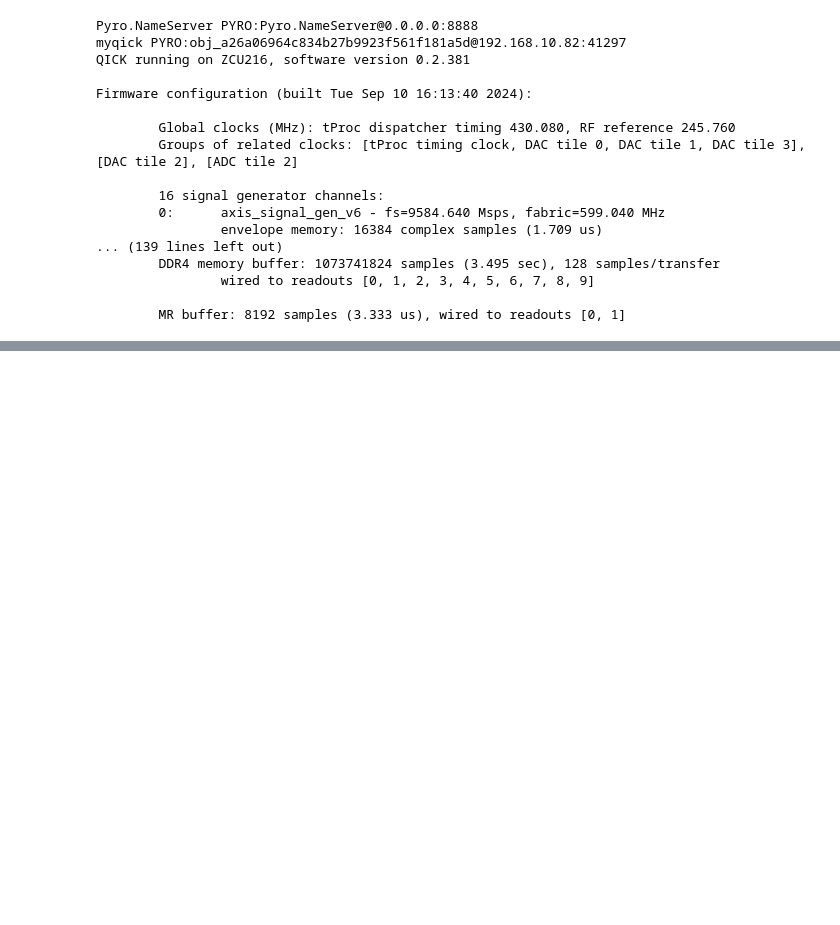
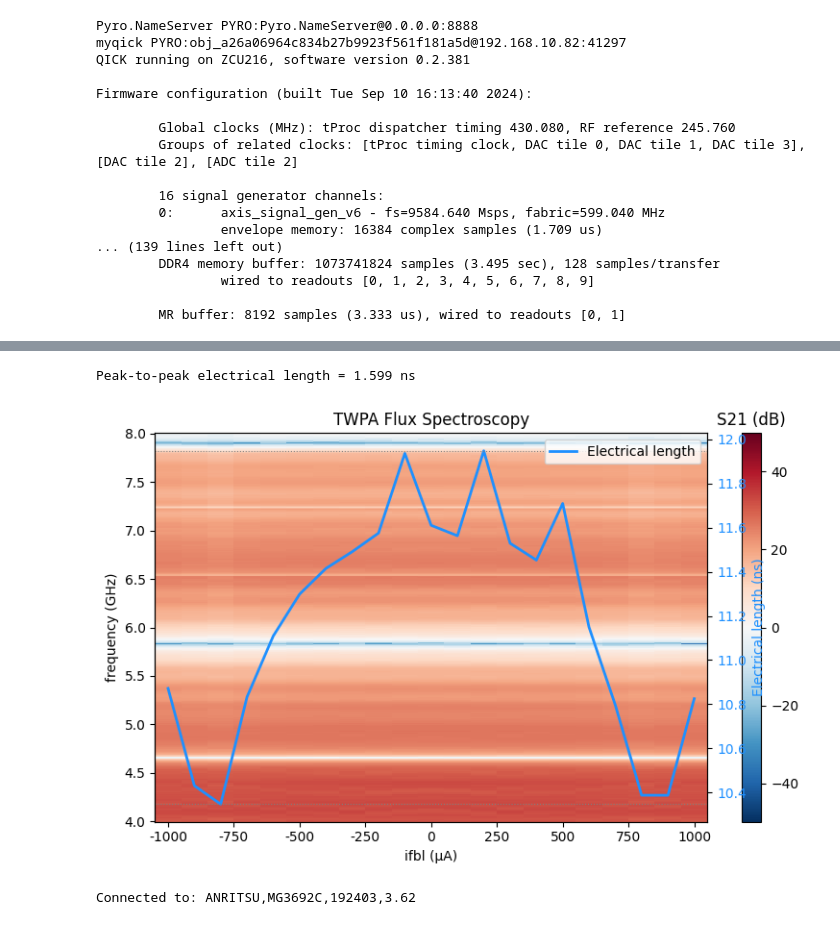
Before and after one commit to JayChien04717/SQC_soc, a Jupyter notebook: twpa.ipynb, the cells around one changed output, grey strips where cells are left out. Saved outputs shown, nothing was run; the diff lists cells and outputs as text; code cells hidden in the pictures; blank space fills up the shorter version.

```diff
--- a/twpa.ipynb
+++ b/twpa.ipynb
@@ -134,0 +149,13 @@ Experiment interrupted at 2 averages. Fit is based on partial data.
+# %%
+fig = twpa.plot()
+# %% [output]
+Peak-to-peak electrical length = 1.599 ns
+[figure, added]
+# %%
+from qick_workspace.scrip.s002e_TWPA_gain import TWPAGain
+from qick_workspace.tools.mg3692 import AnritsuMG3692
+
+
+pump = AnritsuMG3692("192.168.10.182")
+# %% [output]
+Connected to: ANRITSU,MG3692C,192403,3.62
```
Also changed, not shown: parts of 18 cells of this notebook, 30 other files.
